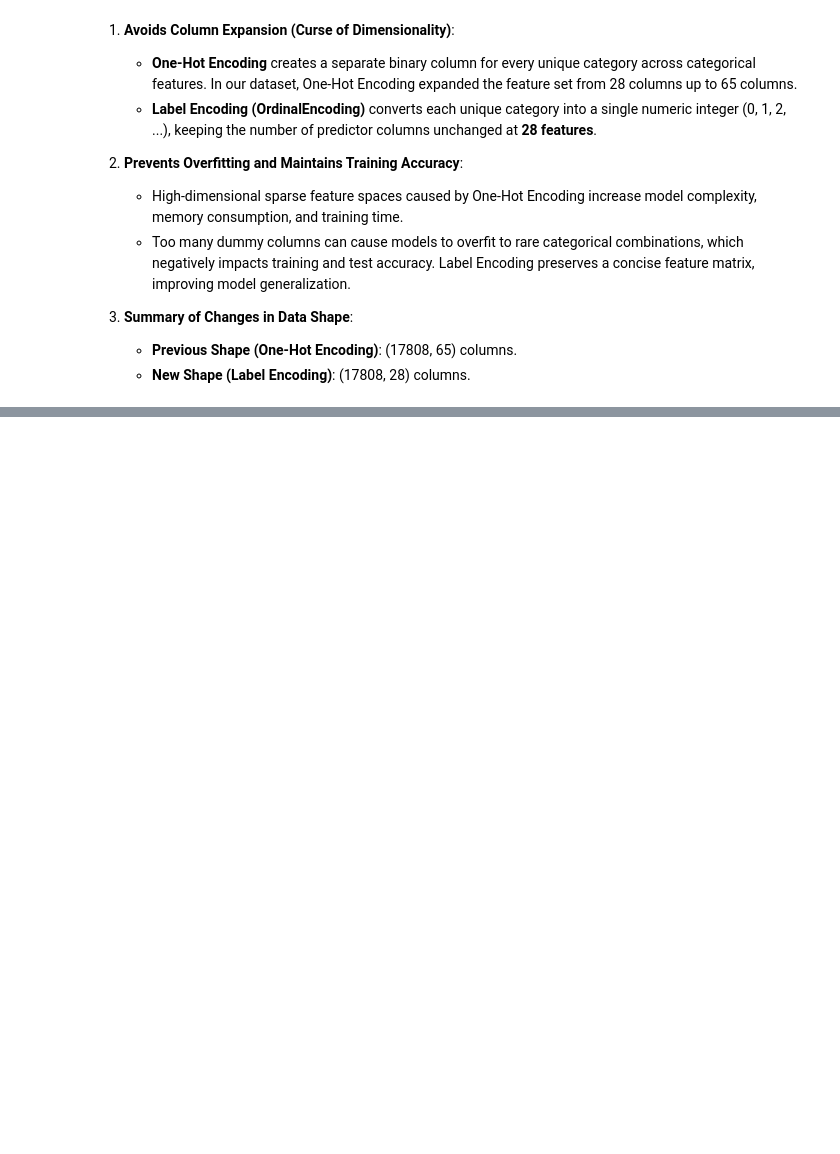
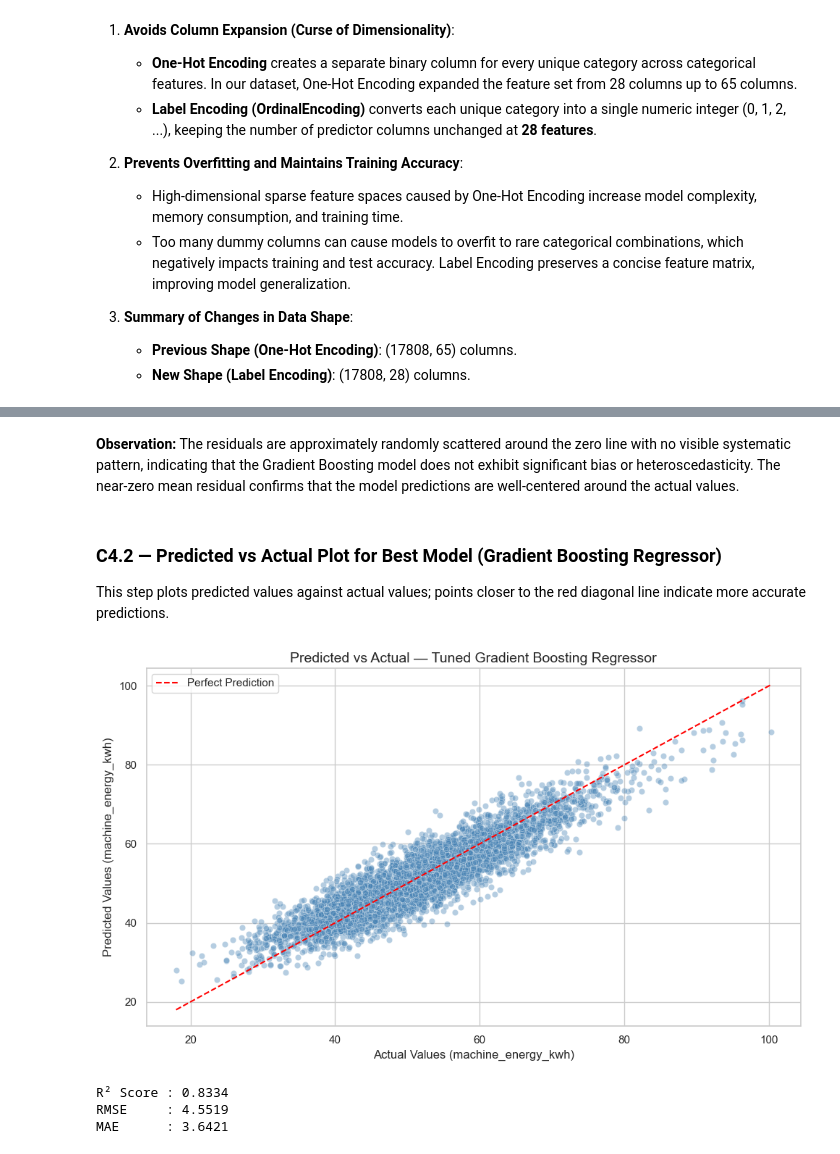
Before and after one commit to varanasirohit2006/Case_Study_Machine_Learning, a Jupyter notebook: Review1.ipynb, the cells around one changed output, grey strips where cells are left out. Cells and saved outputs as stored; diff of their text form; code cells hidden in the pictures; blank space fills up the shorter version.

```diff
--- a/Review1.ipynb
+++ b/Review1.ipynb
@@ -1573,0 +2678,47 @@ Classification train: 0
+# %% [markdown]
+**Observation:** The residuals are approximately randomly scattered around the zero line with no visible systematic pattern, indicating that the Gradient Boosting model does not exhibit significant bias or heteroscedasticity. The near-zero mean residual confirms that the model predictions are well-centered around the actual values.
+# %% [markdown]
+### C4.2 — Predicted vs Actual Plot for Best Model (Gradient Boosting Regressor)
+
+This step plots predicted values against actual values; points closer to the red diagonal line indicate more accurate predictions.
+# %%
+# Predicted vs Actual Plot for Best Model (Tuned Gradient Boosting Regressor)
+
+plt.figure(figsize=(10, 6))
+
+sns.scatterplot(
+    x=y_reg_test.values,
+    y=y_pred_best,
+    alpha=0.4,
+    color="steelblue"
+)
+
+# Perfect prediction diagonal line
+min_val = min(y_reg_test.min(), y_pred_best.min())
+max_val = max(y_reg_test.max(), y_pred_best.max())
+
+plt.plot(
+    [min_val, max_val],
+    [min_val, max_val],
+    color="red",
+    linestyle="--",
+    linewidth=1.5,
+    label="Perfect Prediction"
+)
+
+plt.title("Predicted vs Actual — Tuned Gradient Boosting Regressor", fontsize=14)
+plt.xlabel("Actual Values (machine_energy_kwh)", fontsize=12)
+plt.ylabel("Predicted Values (machine_energy_kwh)", fontsize=12)
+plt.legend()
+
+plt.tight_layout()
+plt.show()
+
+print(f"R² Score : {gb_tuned_r2:.4f}")
+print(f"RMSE     : {gb_tuned_rmse:.4f}")
+print(f"MAE      : {gb_tuned_mae:.4f}")
+# %% [output]
+[figure, added]
+R² Score : 0.8334
+RMSE     : 4.5519
+MAE      : 3.6421
```
Also changed, not shown: parts of 65 cells of this notebook.
